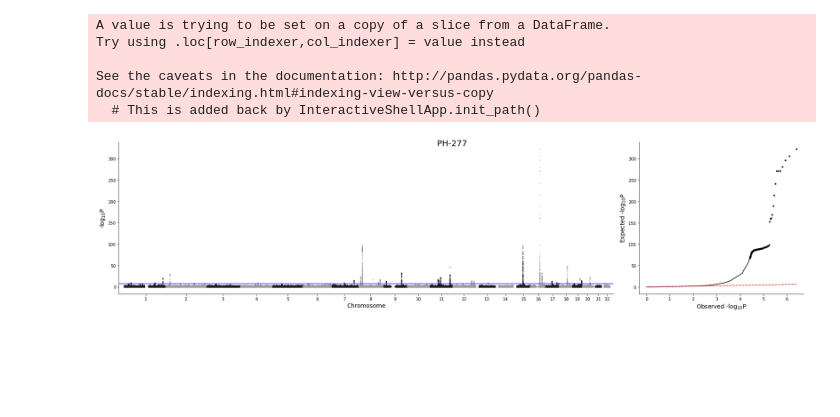
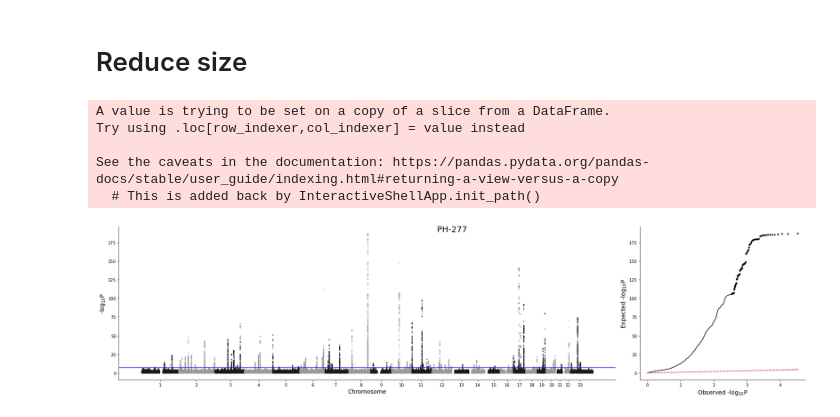
Before and after one commit to Jianhua-Wang/sci_viz_py, a Jupyter notebook: manhattan_qq.ipynb, the cells around one changed output. Cells and saved outputs as stored; diff of their text form; code cells hidden in the pictures; blank space fills up the shorter version.

Commit message:
manhattan reduce df size

```diff
--- a/manhattan_qq.ipynb
+++ b/manhattan_qq.ipynb
@@ -60,3 +10,22 @@ alldf[alldf[chr_name]==22]
+# %%
+sum_stat = '/f/jianhua/nankai-hic/fine-mapping/prostate_cancer.txt'
+chrom, bp, p = 'CHR','BP','P'
+sep = '\t'
+df = pd.read_csv(sum_stat,sep=sep)
+# %% [markdown]
+# Reduce size
+# %%
+df['CHR'] = df['CHR'].replace('X',23)
+df['CHR'] = df['CHR'].astype(int)
+df['P'] = -np.log10(df['P'])
+df['P_down'] = df['P'].round(1)
+df['P'] = df['P'].round(3)
+df['BP_down'] = df['BP']/5e6
+df['BP_down'] = df['BP_down'].astype(int)
+idx = np.random.permutation(np.arange(len(df)))
+df = df.iloc[idx].drop_duplicates(['CHR','P_down','BP_down'])
+df = df.sort_values(['CHR','BP'])
+df['P'] = 10 ** -df['P']
 # %%
 def qq(data,ax,color):
     xmax = 0
@@ -106,8 +75,8 @@ def qq(data,ax,color):
 # %%
 def manhattan(df,ax):
     df[p] = -np.log10(df[p])
-    df = df.sort_values(chr_name)
-    df_grouped = df.groupby((chr_name))
+    df = df.sort_values(chrom)
+    df_grouped = df.groupby((chrom))
 
     colors = ['#1A1A1A','#999999',]
     x_labels = []
@@ -125,30 +94,30 @@ def manhattan(df,ax):
 #     print(df.loc[0,bp]-len(df)*0.1,end+len(df)*0.1)
 #     ax.set_ylim([-0.5, df[p].max()*1.05])
 # %%
-df = alldf.copy()
+# df = alldf.copy()
 figure_tile = 'PH-277'
 fig = plt.figure(figsize=(24, 6))
 gs = gridspec.GridSpec(1, 2, width_ratios=[3, 1])
 ax0 = plt.subplot(gs[0])
 ax1 = plt.subplot(gs[1])
 qq(df[p], ax1, 'b')
 manhattan(df,ax0)
-ax0.set_xlim(left=-3e7,right=2.9e9)
+# ax0.set_xlim(left=-3e7,right=2.9e9)
 ax0.set_xlabel('Chromosome', fontsize=14)
 ax0.set_ylabel('-$\mathregular{log_{10}}$P', fontsize=14)
 ax1.set_xlabel('Observed -$\mathregular{log_{10}}$P', fontsize=14)
 ax1.set_ylabel('Expected -$\mathregular{log_{10}}$P', fontsize=14)
 ax0.spines['right'].set_visible(False)
 ax0.spines['top'].set_visible(False)
 ax1.spines['right'].set_visible(False)
 ax1.spines['top'].set_visible(False)
 fig.suptitle(figure_tile, fontsize=20)
 fig.tight_layout()
-fig.savefig('{}_Manhattan_QQ.png'.format(figure_tile), dpi=300)
+fig.savefig('{}_Manhattan_QQ.pdf'.format(figure_tile), dpi=300)
 # %% [output]
 A value is trying to be set on a copy of a slice from a DataFrame.
 Try using .loc[row_indexer,col_indexer] = value instead
 
-See the caveats in the documentation: http://pandas.pydata.org/pandas-docs/stable/indexing.html#indexing-view-versus-copy
+See the caveats in the documentation: https://pandas.pydata.org/pandas-docs/stable/user_guide/indexing.html#returning-a-view-versus-a-copy
   # This is added back by InteractiveShellApp.init_path()
-[figure, old version]
+[figure, new version]
```
Also changed, not shown: parts of 10 cells of this notebook, 1 other file.
